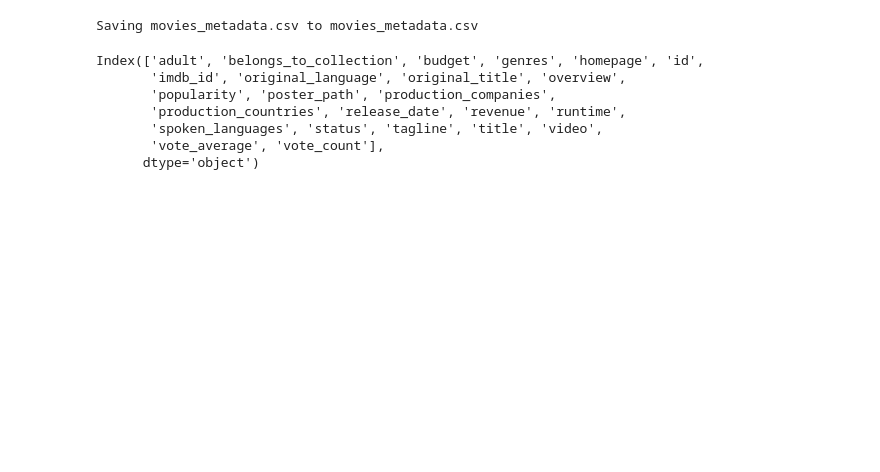
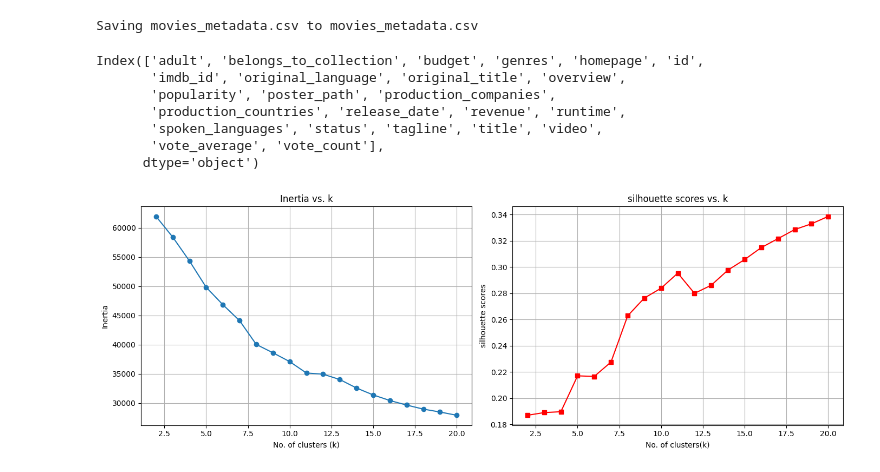
Before and after one commit to OldestDream1864/ML-project-using-Kmeans, a Jupyter notebook: movieRecommendationUsingClustering.ipynb, the cells around one changed output. Saved outputs shown, nothing was run; the diff lists cells and outputs as text; code cells hidden in the pictures; blank space fills up the shorter version.

```diff
--- a/movieRecommendationUsingClustering.ipynb
+++ b/movieRecommendationUsingClustering.ipynb
@@ -63,3 +63,39 @@ def parse_genres(genre_str):
   except:
     return []
 movies['genre_list'] = movies['genres'].apply(parse_genres)
+# %%
+mlb = MultiLabelBinarizer()
+genre_encoded = mlb.fit_transform(movies['genre_list'])
+genre_df = pd.DataFrame(genre_encoded, columns = mlb.classes_)
+# %%
+scaler = MinMaxScaler()
+scaled_features = scaler.fit_transform(movies[['vote_average', 'popularity']])
+scaled_df = pd.DataFrame(scaled_features, columns=['vote_average', 'popularity'])
+# %%
+final_features = pd.concat([genre_df, scaled_df], axis=1)
+# %%
+inertia_values = []
+silhouette_scores = []
+k_values = range(2, 21)
+for k in k_values:
+  kmeans_model =  KMeans(n_clusters=k, random_state=42)
+  kmeans_model.fit(final_features)
+  inertia_values.append(kmeans_model.inertia_)
+  silhouette_scores.append(silhouette_score(final_features, kmeans_model.labels_))
+
+fig, axs = plt.subplots(1, 2, figsize=(14,5))
+axs[0].plot(k_values, inertia_values, marker='o')
+axs[0].set_title('Inertia vs. k')
+axs[0].set_xlabel('No. of clusters (k)')
+axs[0].set_ylabel('Inertia')
+axs[0].grid(True)
+
+axs[1].plot(k_values, silhouette_scores, marker = 's', color='red')
+axs[1].set_title('silhouette scores vs. k')
+axs[1].set_xlabel('No. of clusters(k)')
+axs[1].set_ylabel('silhouette scores')
+axs[1].grid(True)
+plt.tight_layout()
+plt.show()
+# %% [output]
+[figure, added]
```
Also changed, not shown: parts of 5 cells of this notebook.
